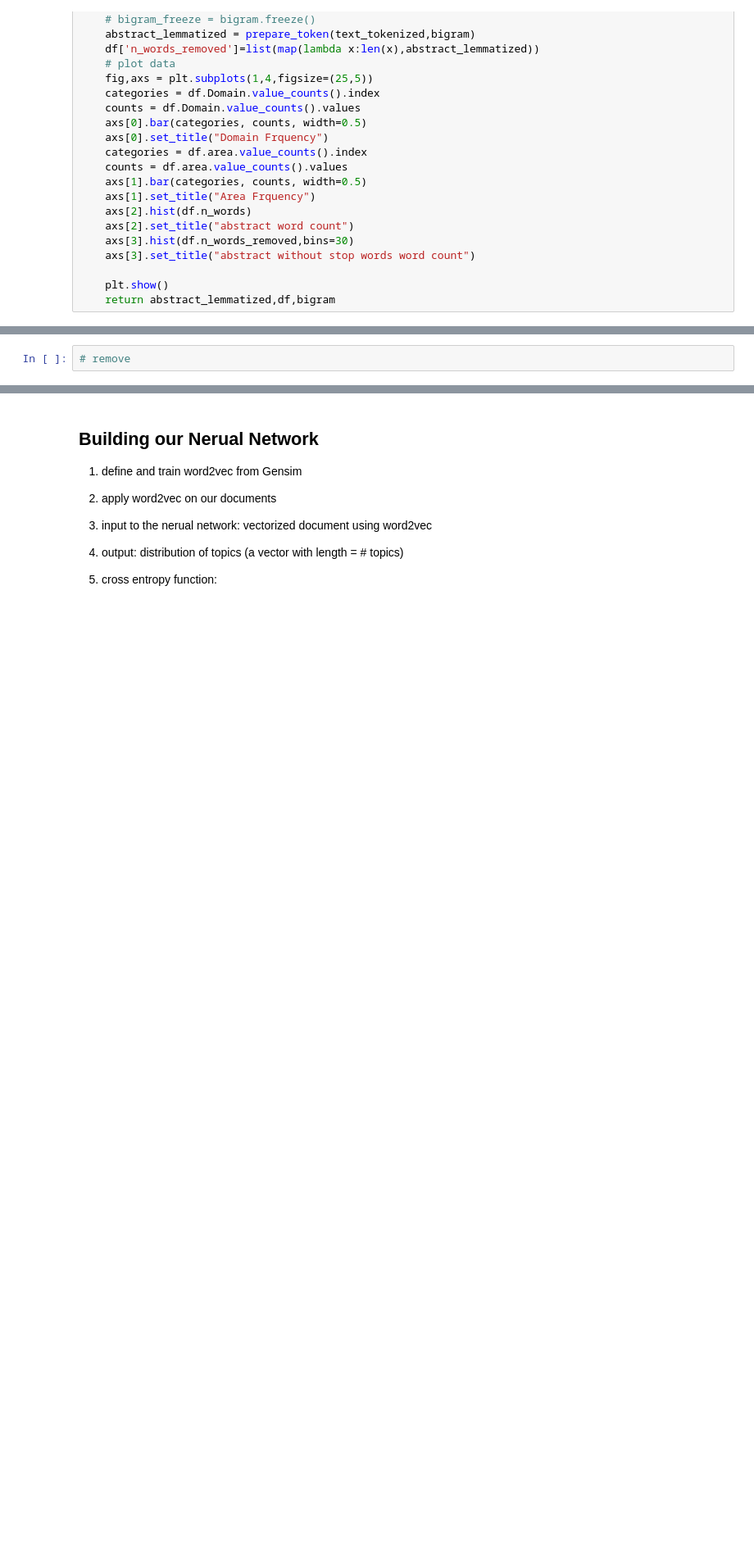
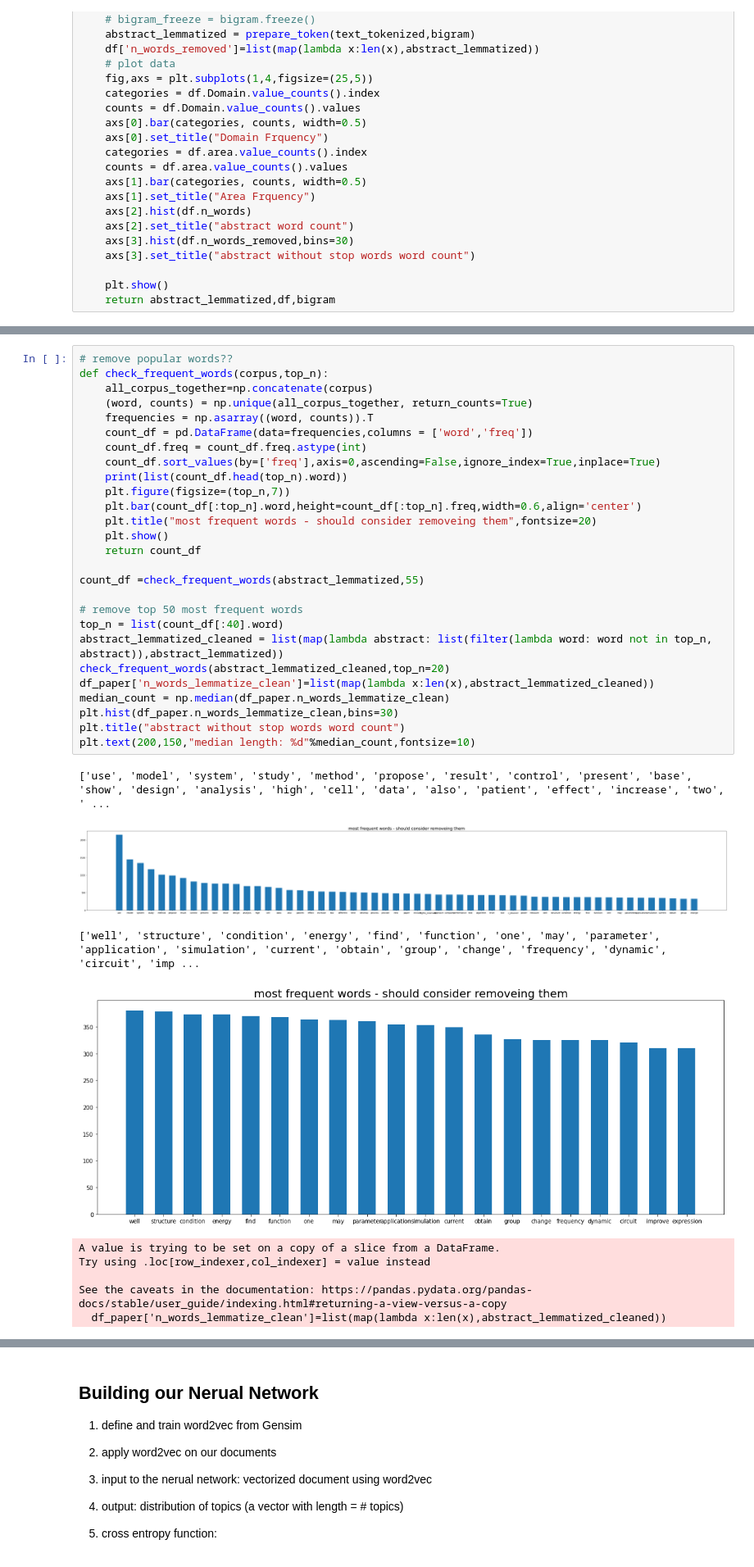
Before and after one commit to clarissaache/DocumentClassifier, a Jupyter notebook: lstmClassifier.ipynb, the cells around one changed output, grey strips where cells are left out. Shown at 82% size. Cells and saved outputs as stored; diff of their text form; blank space fills up the shorter version.

```diff
--- a/lstmClassifier.ipynb
+++ b/lstmClassifier.ipynb
@@ -109,2 +125,37 @@ NameError: name 'df' is not defined
-# %%
-# remove
+# %%
+# remove popular words??
+def check_frequent_words(corpus,top_n):
+    all_corpus_together=np.concatenate(corpus)
+    (word, counts) = np.unique(all_corpus_together, return_counts=True)
+    frequencies = np.asarray((word, counts)).T
+    count_df = pd.DataFrame(data=frequencies,columns = ['word','freq'])
+    count_df.freq = count_df.freq.astype(int)
+    count_df.sort_values(by=['freq'],axis=0,ascending=False,ignore_index=True,inplace=True)
+    print(list(count_df.head(top_n).word))
+    plt.figure(figsize=(top_n,7))
+    plt.bar(count_df[:top_n].word,height=count_df[:top_n].freq,width=0.6,align='center')
+    plt.title("most frequent words - should consider removeing them",fontsize=20)
+    plt.show()
+    return count_df
+
+count_df =check_frequent_words(abstract_lemmatized,55)
+
+# remove top 50 most frequent words
+top_n = list(count_df[:40].word)
+abstract_lemmatized_cleaned = list(map(lambda abstract: list(filter(lambda word: word not in top_n, abstract)),abstract_lemmatized))
+check_frequent_words(abstract_lemmatized_cleaned,top_n=20)
+df_paper['n_words_lemmatize_clean']=list(map(lambda x:len(x),abstract_lemmatized_cleaned))
+median_count = np.median(df_paper.n_words_lemmatize_clean)
+plt.hist(df_paper.n_words_lemmatize_clean,bins=30)
+plt.title("abstract without stop words word count")
+plt.text(200,150,"median length: %d"%median_count,fontsize=10)
+# %% [output]
+['use', 'model', 'system', 'study', 'method', 'propose', 'result', 'control', 'present', 'base', 'show', 'design', 'analysis', 'high', 'cell', 'data', 'also', 'patient', 'effect', 'increase', 'two', ' ...
+[figure, added]
+['well', 'structure', 'condition', 'energy', 'find', 'function', 'one', 'may', 'parameter', 'application', 'simulation', 'current', 'obtain', 'group', 'change', 'frequency', 'dynamic', 'circuit', 'imp ...
+[figure, added]
+A value is trying to be set on a copy of a slice from a DataFrame.
+Try using .loc[row_indexer,col_indexer] = value instead
+
+See the caveats in the documentation: https://pandas.pydata.org/pandas-docs/stable/user_guide/indexing.html#returning-a-view-versus-a-copy
+  df_paper['n_words_lemmatize_clean']=list(map(lambda x:len(x),abstract_lemmatized_cleaned))
```
Also changed, not shown: parts of 6 cells of this notebook, 1 other file.
